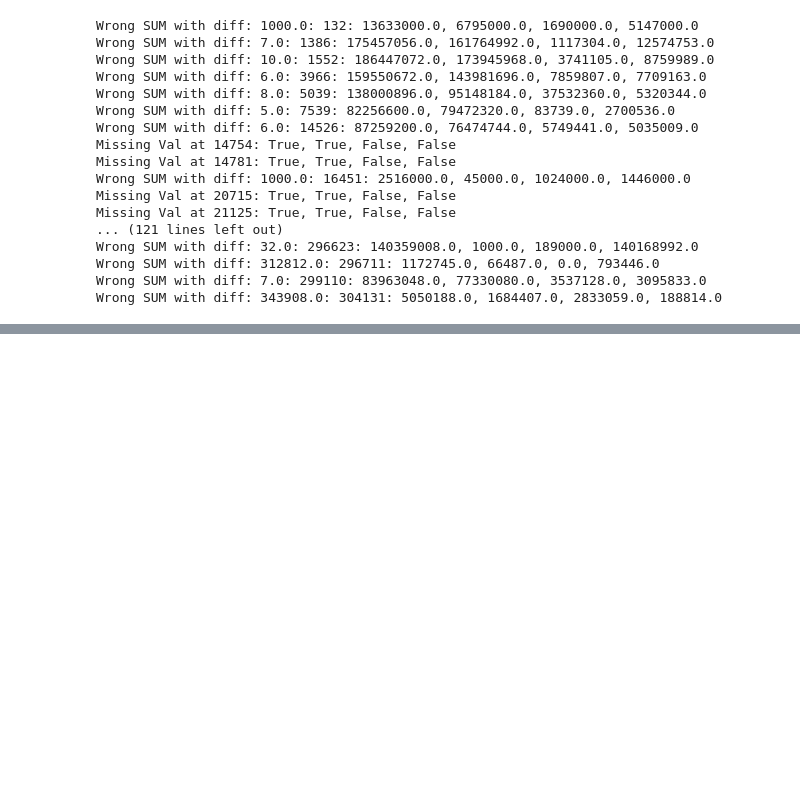
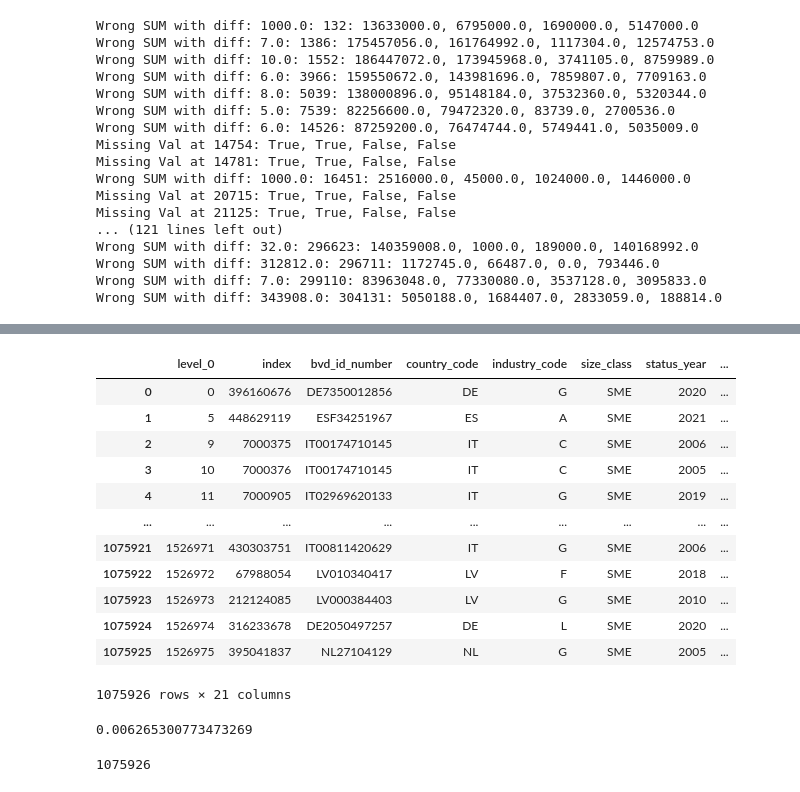
Before and after one commit to jakublaza/FCS-Zanders, a Jupyter notebook: FCS_code2.ipynb, the cells around one changed output, grey strips where cells are left out. Saved outputs shown, nothing was run; the diff lists cells and outputs as text; code cells hidden in the pictures; blank space fills up the shorter version.

```diff
--- a/FCS_code2.ipynb
+++ b/FCS_code2.ipynb
@@ -803,0 +1074,32 @@ Wrong SUM with diff: 343908.0: 304131: 5050188.0, 1684407.0, 2833059.0, 188814.0
+# %%
+data = pd.read_pickle('Erasmus_data_stresstesting_2024.pickle')
+# %%
+# Assuming your DataFrame is named df and has a column 'country'
+countries_of_interest = ['FI', 'NL', 'AT', 'BE', 'SE', 'DE', 'NO', 'DK', 'IS', 'IT', 'ES', 'PT', 'LV', 'RO', 'HR', 'LT', 'BG', 'SK', 'CZ', 'SI', 'HU', 'PL']
+
+# Subset the DataFrame based on countries of interest
+subset_df = data[data['country_code'].isin(countries_of_interest)]
+# %%
+subset_df.iloc[:, :20].reset_index()
+# %% [output]
+|  | level_0 | index | bvd_id_number | country_code | industry_code | size_class | status_year | ... |
+| 0 | 0 | 396160676 | DE7350012856 | DE | G | SME | 2020 | ... |
+| 1 | 5 | 448629119 | ESF34251967 | ES | A | SME | 2021 | ... |
+| 2 | 9 | 7000375 | IT00174710145 | IT | C | SME | 2006 | ... |
+| 3 | 10 | 7000376 | IT00174710145 | IT | C | SME | 2005 | ... |
+| 4 | 11 | 7000905 | IT02969620133 | IT | G | SME | 2019 | ... |
+| ... | ... | ... | ... | ... | ... | ... | ... | ... |
+| 1075921 | 1526971 | 430303751 | IT00811420629 | IT | G | SME | 2006 | ... |
+| 1075922 | 1526972 | 67988054 | LV010340417 | LV | F | SME | 2018 | ... |
+| 1075923 | 1526973 | 212124085 | LV000384403 | LV | G | SME | 2010 | ... |
+| 1075924 | 1526974 | 316233678 | DE2050497257 | DE | L | SME | 2020 | ... |
+| 1075925 | 1526975 | 395041837 | NL27104129 | NL | G | SME | 2005 | ... |
+1075926 rows × 21 columns
+# %%
+sum(subset_df['default_indicator'])/subset_df.shape[0]
+# %% [output]
+0.006265300773473269
+# %%
+subset_df.shape[0]
+# %% [output]
+1075926
```
Also changed, not shown: parts of 63 cells of this notebook, 4 other files.
